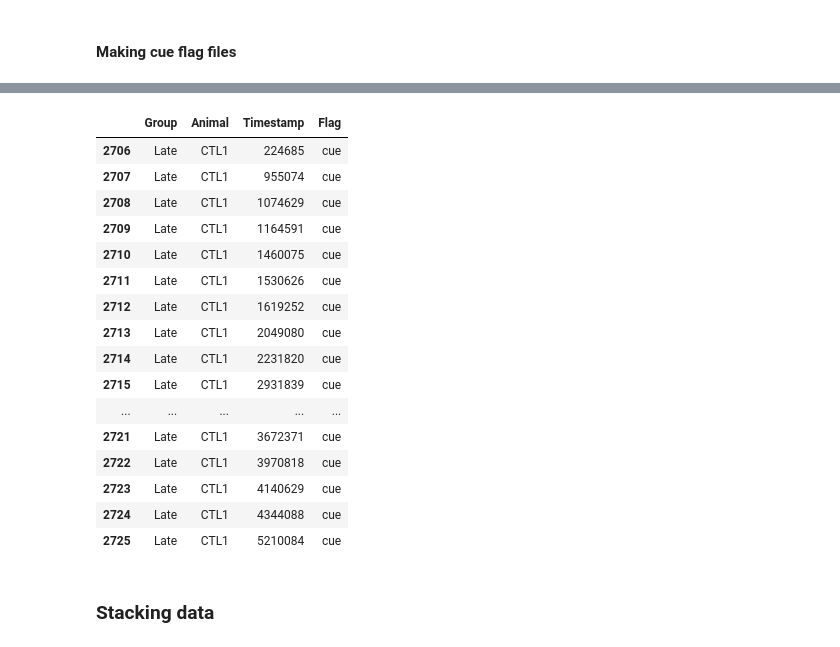
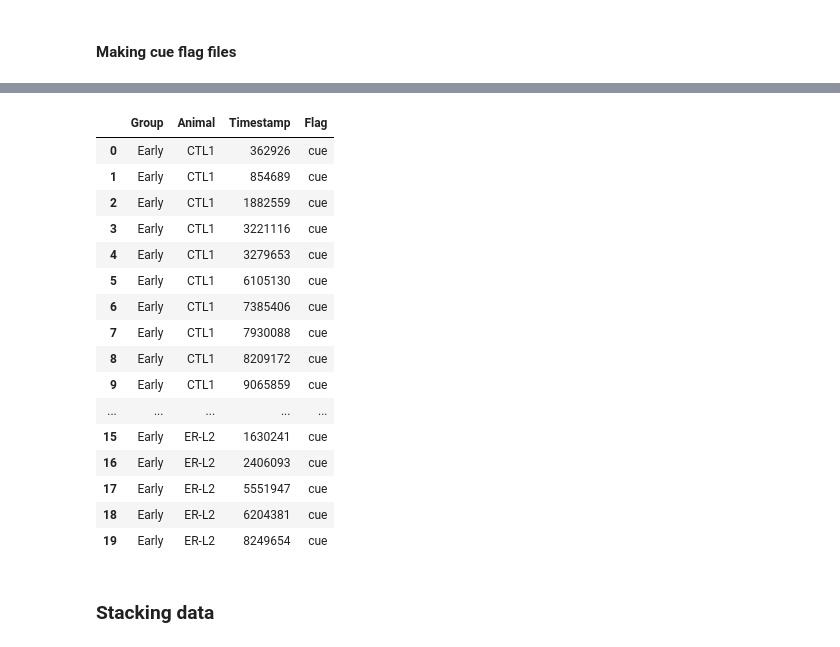
Before and after one commit to datasiansalsa/PFC_Self-Admin_Analysis, a Jupyter notebook: cue-analysis/acquisition/ACQ_cue_analysis_JJB.ipynb, the cells around one changed output, grey strips where cells are left out. Drawn from its saved outputs; the diff is of its cells as text; code cells hidden in the pictures.

```diff
--- a/cue-analysis/acquisition/ACQ_cue_analysis_JJB.ipynb
+++ b/cue-analysis/acquisition/ACQ_cue_analysis_JJB.ipynb
@@ -46,8 +46,8 @@ tqdm.pandas()
 
 population = 'ACQUISITION'
 
-# user = 'jboqu'
-user = 'OtisLab'
+user = 'jboqu'
+#user = 'OtisLab'
 
 basedir = r'C:\Users\%s\Dropbox\2P Imaging Projects\Beth\Josh\Project Datasets\PFC Self-Admin Analysis\PFC Self Admin Data'%(user)
 
@@ -135,8 +135,8 @@ print('Frame rate:', framerate)
 print('Averaged frame rate:', averagedframerate)
 
 #window size variables
-pre_window_size = int(10*framerate)+12 #How many frames per trial before origin to be plotted?
-window_size =  int((pre_window_size*2)+(3*framerate)) #How many frames do you want to plot around the origin?
+pre_window_size = int(10*framerate)
+window_size =  int((pre_window_size*2)+(3*framerate))
 post_window_size = window_size - pre_window_size
 baselinefirstframe = 0
 baselinelastframe = int(1*framerate)
@@ -528,28 +528,3 @@ def analyze_single_session(indir, window_size, pre_window_size):
             print(animal, fov, 'IMAGE J ROI.ZIP CELL NUMBER %s HAS NaNs AND SHOULD BE CHANGED'%(i+1))
 
     return populationdata_activelever, populationdata_inactivelever, align_activelever, align_inactivelever, framerate, active_flags_df
-# %%
-#FIXME TEST DATA
-
-test_animals = early_animals_of_interest[:1]
-
-
-#Early population
-excluded = []
-for animal in test_animals:
-    print('>>>', animal)
-    FOVs = next(os.walk(os.path.join(earlybasedir, animal)))[1]
-    for fov in sorted(FOVs):
-        for fov in sorted(FOVs):
-            try:
-                activeLever, inactiveLever, alignedActiveLever, alignedInactiveLever, framerate, cueFlags = analyze_single_session(
-                    #analysis parameters
-                    os.path.join(earlybasedir, animal, fov),
-                    window_size,
-                    pre_window_size
-                    )
-                cueFlags.to_csv(os.path.join(earlybasedir, animal, fov, 'active_flags.csv'), index=False)
-            except Exception as e:
-                print('***ERROR:', e, '***')
-                excluded.append(animal)
-print('Early excluded animals:', excluded)
@@ -694,47 +645,48 @@ Late excluded animals: []
 # %%
 #making population dataframes
 
 groups = ['Early', 'Middle', 'Late']
 animals = [early_animals_of_interest, middle_animals_of_interest, late_animals_of_interest]
 directories = [earlybasedir, middlebasedir, latebasedir]
 
 temp_dict = [] #list for population array
 for index in range(len(groups)):
     group = groups[index]
     animals_of_interest = animals[index]
     indir = directories[index]
     for animal in animals_of_interest:
         FOVs = next(os.walk(os.path.join(indir, animal)))[1]
         for fov in sorted(FOVs):
             flags = pd.read_csv(os.path.join(indir, animal, fov, 'active_flags.csv'))
             for i in range(len(flags)):
                 # print(flags['Timestamp'][i], '-', flags['Flag'][i])
                 temp_dict.append(
                     {'Group': group,
                      'Animal': animal,
                      'Timestamp': flags['Timestamp'][i],
                      'Flag': flags['Flag'][i]}
                 )
 flags_df = pd.DataFrame(temp_dict)
-flags_df[flags_df['Flag']=='cue'][flags_df['Group']=='Late'].head(20)
+#flags_df[flags_df['Flag']=='cue'][flags_df['Group']=='Late'].head(20)
+flags_df.head(20)
 # %% [output]
 |  | Group | Animal | Timestamp | Flag |
-| 2706 | Late | CTL1 | 224685 | cue |
-| 2707 | Late | CTL1 | 955074 | cue |
-| 2708 | Late | CTL1 | 1074629 | cue |
-| 2709 | Late | CTL1 | 1164591 | cue |
-| 2710 | Late | CTL1 | 1460075 | cue |
-| 2711 | Late | CTL1 | 1530626 | cue |
-| 2712 | Late | CTL1 | 1619252 | cue |
-| 2713 | Late | CTL1 | 2049080 | cue |
-| 2714 | Late | CTL1 | 2231820 | cue |
-| 2715 | Late | CTL1 | 2931839 | cue |
+| 0 | Early | CTL1 | 362926 | cue |
+| 1 | Early | CTL1 | 854689 | cue |
+| 2 | Early | CTL1 | 1882559 | cue |
+| 3 | Early | CTL1 | 3221116 | cue |
+| 4 | Early | CTL1 | 3279653 | cue |
+| 5 | Early | CTL1 | 6105130 | cue |
+| 6 | Early | CTL1 | 7385406 | cue |
+| 7 | Early | CTL1 | 7930088 | cue |
+| 8 | Early | CTL1 | 8209172 | cue |
+| 9 | Early | CTL1 | 9065859 | cue |
 | ... | ... | ... | ... | ... |
-| 2721 | Late | CTL1 | 3672371 | cue |
-| 2722 | Late | CTL1 | 3970818 | cue |
-| 2723 | Late | CTL1 | 4140629 | cue |
-| 2724 | Late | CTL1 | 4344088 | cue |
-| 2725 | Late | CTL1 | 5210084 | cue |
+| 15 | Early | ER-L2 | 1630241 | cue |
+| 16 | Early | ER-L2 | 2406093 | cue |
+| 17 | Early | ER-L2 | 5551947 | cue |
+| 18 | Early | ER-L2 | 6204381 | cue |
+| 19 | Early | ER-L2 | 8249654 | cue |
 # %% [markdown]
 ### Stacking data
 # %% [markdown]
```
Also changed, not shown: parts of 5 cells of this notebook.
